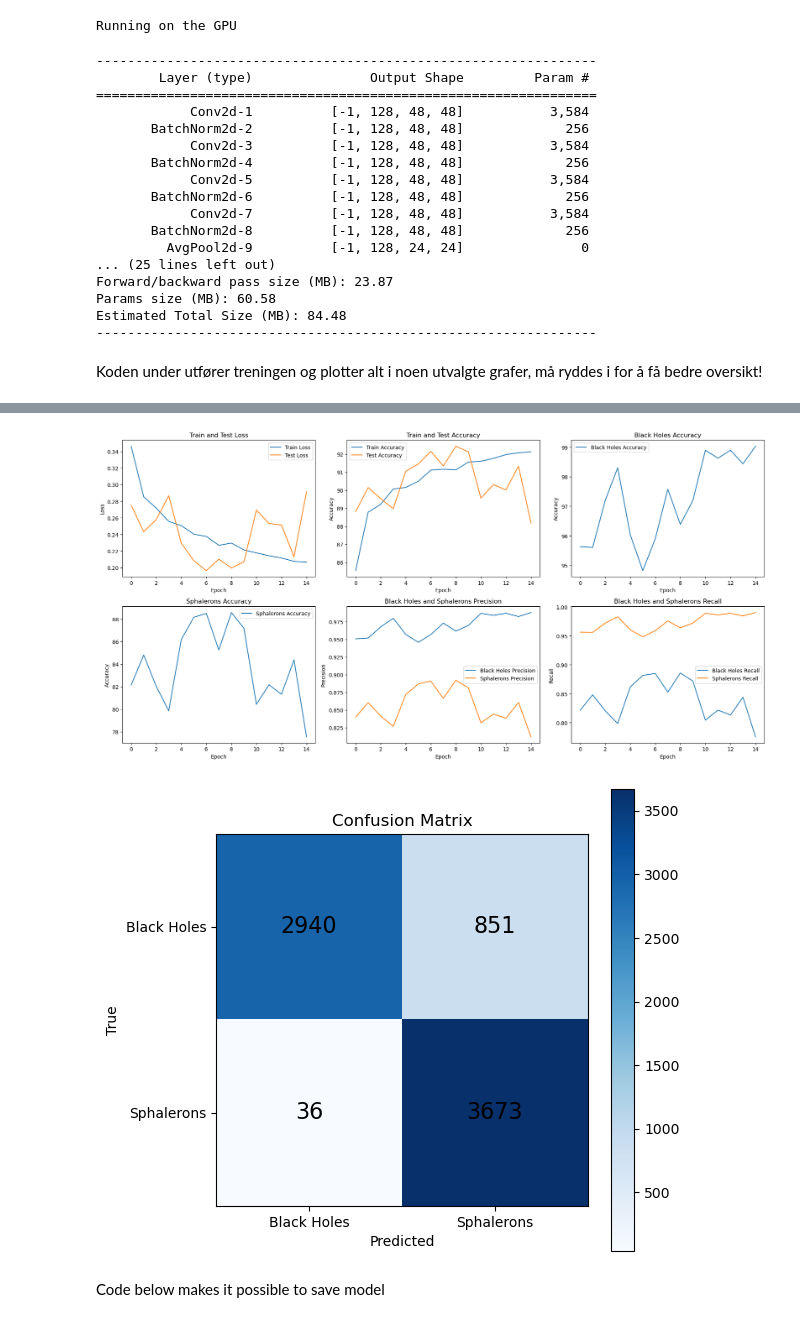
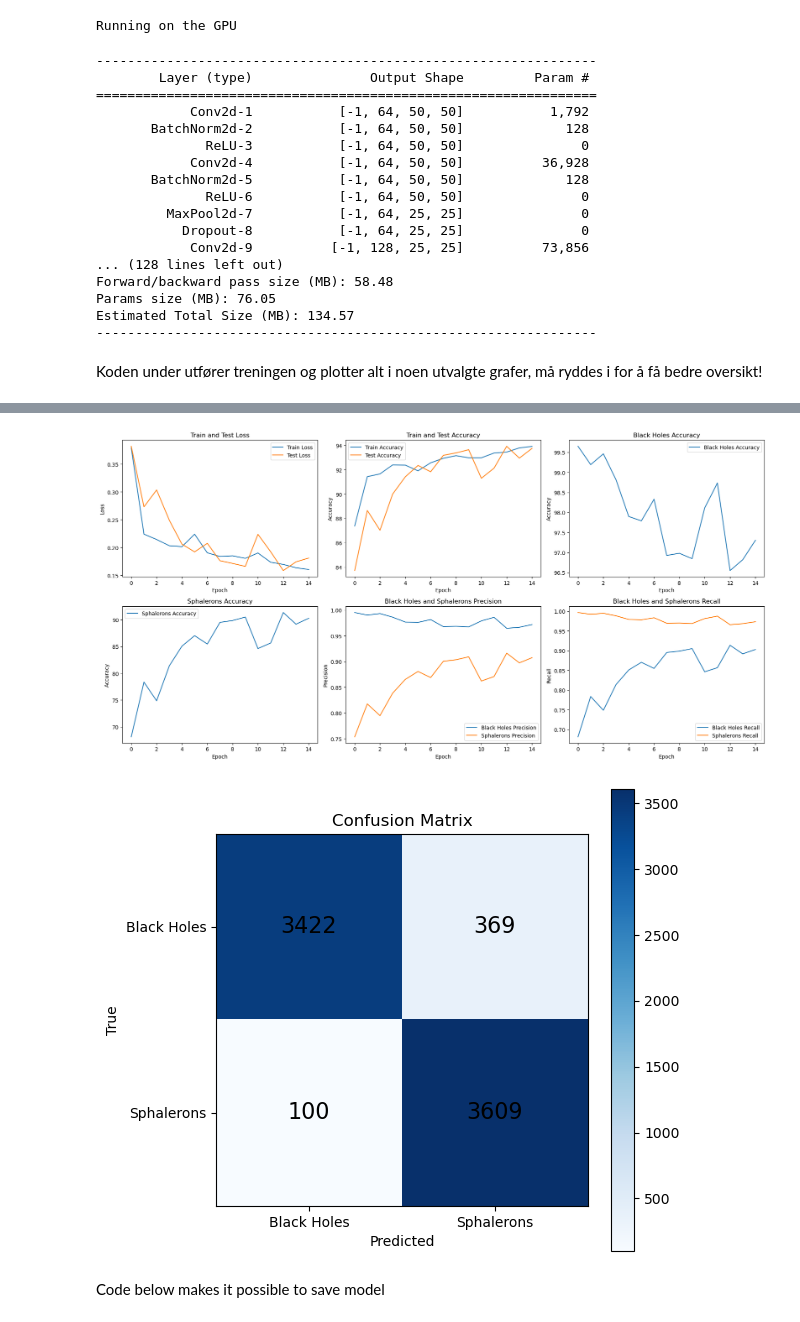
Before and after one commit to iRootTsar/Optimazing-klassification-of-ATLAS-detector-data--CERN-, a Jupyter notebook: notebooks/pyTorch/VGG_alike.ipynb, the cells around one changed output, grey strips where cells are left out. Saved outputs shown, nothing was run; the diff lists cells and outputs as text; code cells hidden in the pictures.

```diff
--- a/notebooks/pyTorch/VGG_alike.ipynb
+++ b/notebooks/pyTorch/VGG_alike.ipynb
@@ -76,27 +76,27 @@ testLoader = DataLoader(test, shuffle=True, batch_size=50)
 from torchsummary import summary
 import nnmodel
 
-model = nnmodel.SymmetricNet1(0.5).to(device)  # Move the model to the appropriate device
+model = nnmodel.VGGNet(0.5).to(device)  # Move the model to the appropriate device
 
 # Print the model summary, make sure to provide appropriate input size (3, 50, 50) for the 3-channel 50x50 images
-summary(model, input_size=(3, 50, 50))
+summary(model, (3, 50, 50))
 # %% [output]
 ----------------------------------------------------------------
         Layer (type)               Output Shape         Param #
 ================================================================
-            Conv2d-1          [-1, 128, 48, 48]           3,584
-       BatchNorm2d-2          [-1, 128, 48, 48]             256
-            Conv2d-3          [-1, 128, 48, 48]           3,584
-       BatchNorm2d-4          [-1, 128, 48, 48]             256
-            Conv2d-5          [-1, 128, 48, 48]           3,584
-       BatchNorm2d-6          [-1, 128, 48, 48]             256
-            Conv2d-7          [-1, 128, 48, 48]           3,584
-       BatchNorm2d-8          [-1, 128, 48, 48]             256
-         AvgPool2d-9          [-1, 128, 24, 24]               0
-... (25 lines left out)
-Forward/backward pass size (MB): 23.87
-Params size (MB): 60.58
-Estimated Total Size (MB): 84.48
+            Conv2d-1           [-1, 64, 50, 50]           1,792
+       BatchNorm2d-2           [-1, 64, 50, 50]             128
+              ReLU-3           [-1, 64, 50, 50]               0
+            Conv2d-4           [-1, 64, 50, 50]          36,928
+       BatchNorm2d-5           [-1, 64, 50, 50]             128
+              ReLU-6           [-1, 64, 50, 50]               0
+         MaxPool2d-7           [-1, 64, 25, 25]               0
+           Dropout-8           [-1, 64, 25, 25]               0
+            Conv2d-9          [-1, 128, 25, 25]          73,856
+... (128 lines left out)
+Forward/backward pass size (MB): 58.48
+Params size (MB): 76.05
+Estimated Total Size (MB): 134.57
 ----------------------------------------------------------------
 # %% [markdown]
 Koden under utfører treningen og plotter alt i noen utvalgte grafer, må ryddes i for å få bedre oversikt!
@@ -106,7 +106,7 @@ import trainer
 n_epochs = 15
 
 # Create the model
-model = nnmodel.SymmetricNet1(0.5).to(device)
+model = nnmodel.VGGNet(0.5).to(device)
 
 # Set up the optimizer and criterion
 optimizer = torch.optim.Adam(model.parameters())
@@ -135,5 +135,5 @@ Test Loss: 0.2914, Test Accuracy: 88.17%
-[figure, old version]
+[figure, new version]
-[figure, old version]
+[figure, new version]
 # %% [markdown]
 Code below makes it possible to save model
 # %%
```
Also changed, not shown: parts of 1 cell of this notebook, 2 other files.
